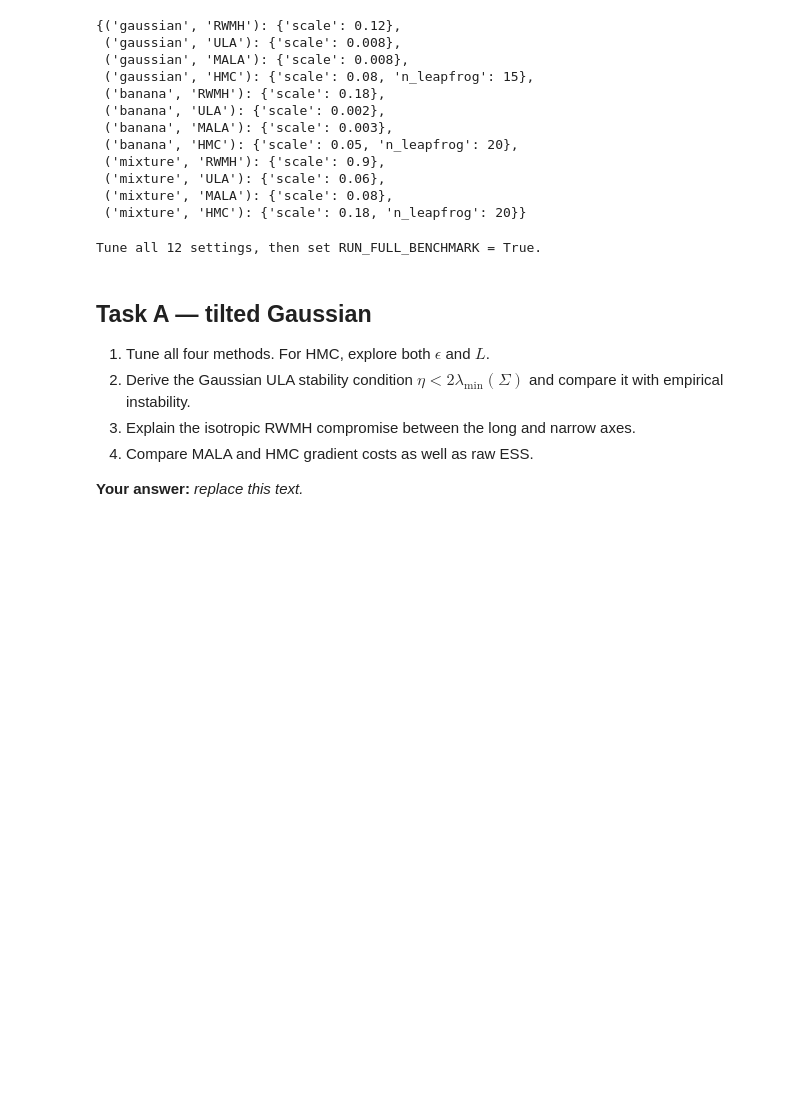
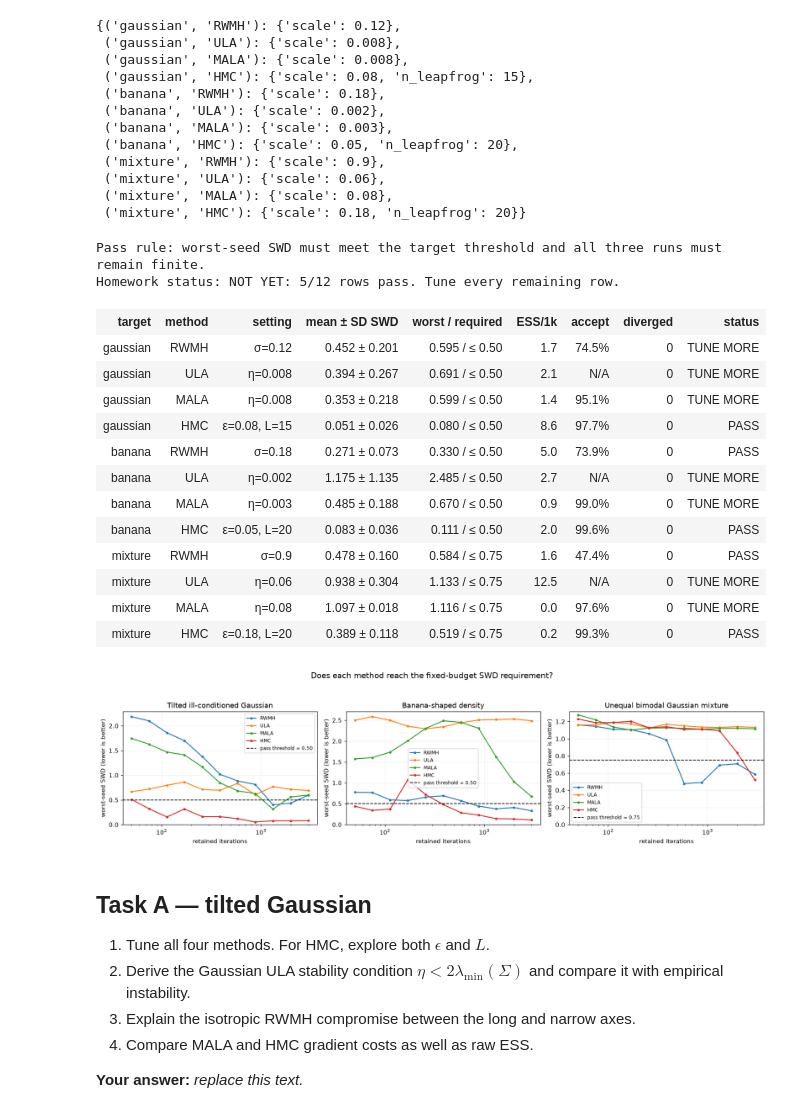
Before and after one commit to EgorShibaev/MCMC_homework, a Jupyter notebook: MCMC_Homework.ipynb, the cells around one changed output. Saved outputs shown, nothing was run; the diff lists cells and outputs as text; code cells hidden in the pictures; blank space fills up the shorter version.

Commit message:
Add explicit homework pass criteria and SWD convergence plot

```diff
--- a/MCMC_Homework.ipynb
+++ b/MCMC_Homework.ipynb
@@ -245,13 +208,30 @@ def benchmark_table(rows):
-# %%
-RUN_FULL_BENCHMARK = False  # set True after tuning every setting
-
-if RUN_FULL_BENCHMARK:
-    benchmark_rows = benchmark_all(student_settings)
-    display(benchmark_table(benchmark_rows))
-else:
-    print("Tune all 12 settings, then set RUN_FULL_BENCHMARK = True.")
-# %% [output]
-Tune all 12 settings, then set RUN_FULL_BENCHMARK = True.
+# %%
+RUN_FULL_BENCHMARK = True  # set False only while doing quick exploration
+
+if RUN_FULL_BENCHMARK:
+    benchmark_results = benchmark_all_settings(student_settings)
+    display(HTML(benchmark_results_html(benchmark_results)))
+    plot_swd_convergence(benchmark_results)
+    plt.show()
+else:
+    print("Set RUN_FULL_BENCHMARK = True to see the official PASS / TUNE MORE result.")
+# %% [output]
+Pass rule: worst-seed SWD must meet the target threshold and all three runs must remain finite.
+Homework status: NOT YET: 5/12 rows pass. Tune every remaining row.
+| target | method | setting | mean ± SD SWD | worst / required | ESS/1k | accept | diverged | status |
+| gaussian | RWMH | σ=0.12 | 0.452 ± 0.201 | 0.595 / ≤ 0.50 | 1.7 | 74.5% | 0 | TUNE MORE |
+| gaussian | ULA | η=0.008 | 0.394 ± 0.267 | 0.691 / ≤ 0.50 | 2.1 | N/A | 0 | TUNE MORE |
+| gaussian | MALA | η=0.008 | 0.353 ± 0.218 | 0.599 / ≤ 0.50 | 1.4 | 95.1% | 0 | TUNE MORE |
+| gaussian | HMC | ε=0.08, L=15 | 0.051 ± 0.026 | 0.080 / ≤ 0.50 | 8.6 | 97.7% | 0 | PASS |
+| banana | RWMH | σ=0.18 | 0.271 ± 0.073 | 0.330 / ≤ 0.50 | 5.0 | 73.9% | 0 | PASS |
+| banana | ULA | η=0.002 | 1.175 ± 1.135 | 2.485 / ≤ 0.50 | 2.7 | N/A | 0 | TUNE MORE |
+| banana | MALA | η=0.003 | 0.485 ± 0.188 | 0.670 / ≤ 0.50 | 0.9 | 99.0% | 0 | TUNE MORE |
+| banana | HMC | ε=0.05, L=20 | 0.083 ± 0.036 | 0.111 / ≤ 0.50 | 2.0 | 99.6% | 0 | PASS |
+| mixture | RWMH | σ=0.9 | 0.478 ± 0.160 | 0.584 / ≤ 0.75 | 1.6 | 47.4% | 0 | PASS |
+| mixture | ULA | η=0.06 | 0.938 ± 0.304 | 1.133 / ≤ 0.75 | 12.5 | N/A | 0 | TUNE MORE |
+| mixture | MALA | η=0.08 | 1.097 ± 0.018 | 1.116 / ≤ 0.75 | 0.0 | 97.6% | 0 | TUNE MORE |
+| mixture | HMC | ε=0.18, L=20 | 0.389 ± 0.118 | 0.519 / ≤ 0.75 | 0.2 | 99.3% | 0 | PASS |
+[figure, added]
 # %% [markdown]
 ## Task A — tilted Gaussian
 
```
Also changed, not shown: parts of 6 cells of this notebook, 7 other files.
